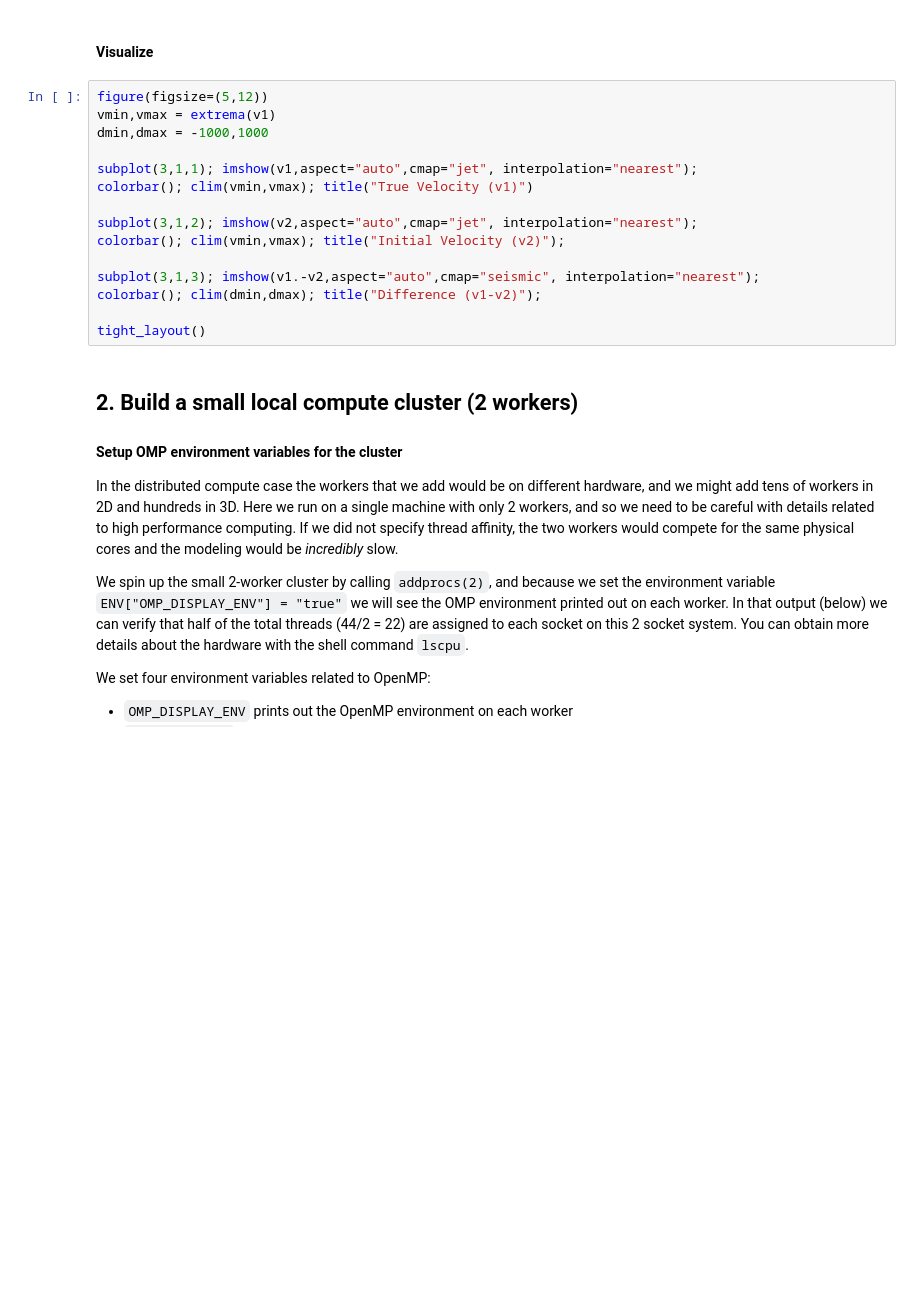
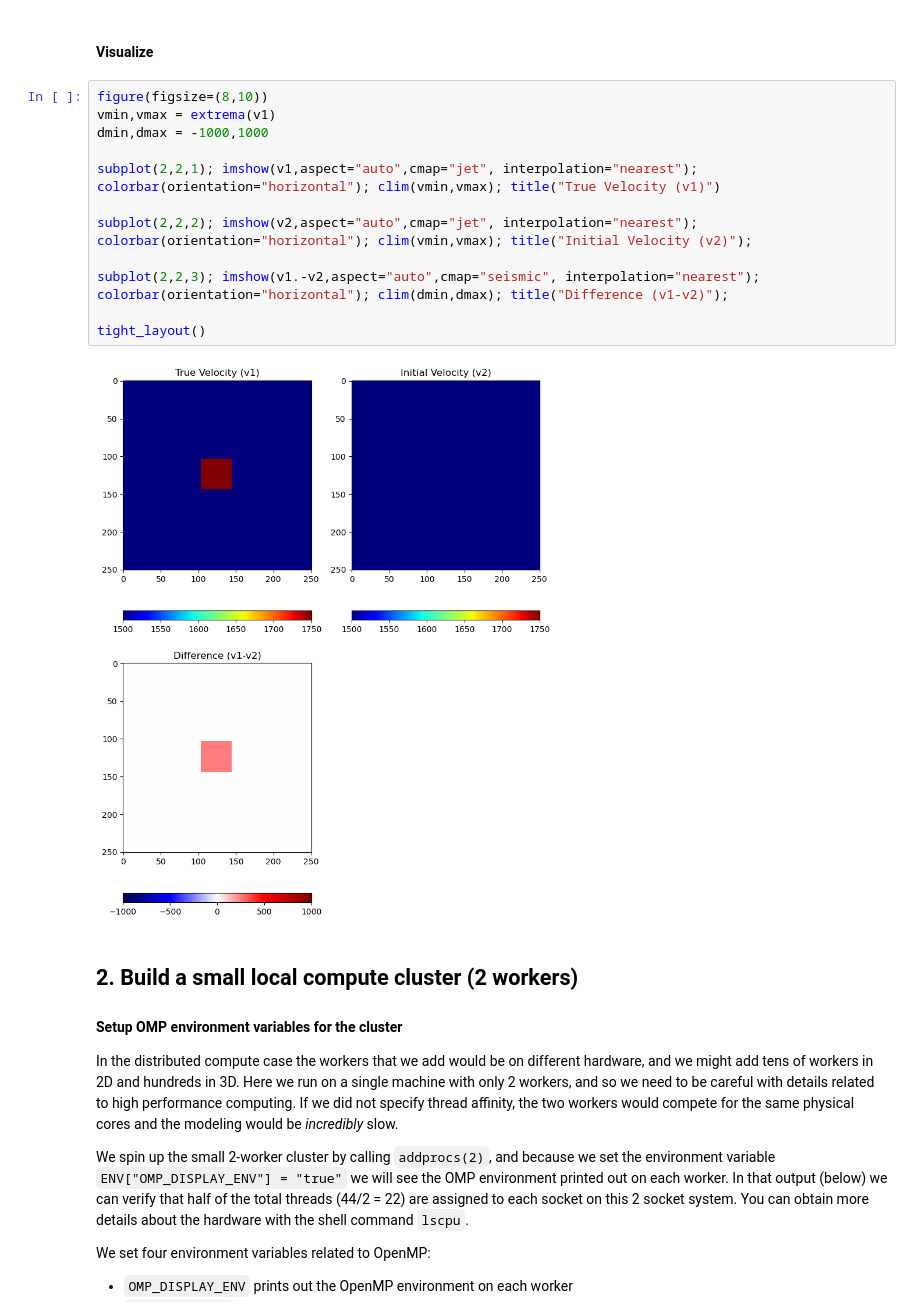
Before and after one commit to ChevronETC/Examples, a Jupyter notebook: 50_fwi/02_fwi_L2_wavefieldsep.ipynb, the cells around one changed output. Cells and saved outputs as stored; diff of their text form; blank space fills up the shorter version.

```diff
--- a/50_fwi/02_fwi_L2_wavefieldsep.ipynb
+++ b/50_fwi/02_fwi_L2_wavefieldsep.ipynb
@@ -45,20 +51,22 @@ v1[div(nz,2)-w:div(nz,2)+w,div(nx,2)-w:div(nx,2)+w] .= 1750;
 # %% [markdown]
 #### Visualize
 # %%
-figure(figsize=(5,12))
+figure(figsize=(8,10))
 vmin,vmax = extrema(v1)
 dmin,dmax = -1000,1000
 
-subplot(3,1,1); imshow(v1,aspect="auto",cmap="jet", interpolation="nearest");
-colorbar(); clim(vmin,vmax); title("True Velocity (v1)")
+subplot(2,2,1); imshow(v1,aspect="auto",cmap="jet", interpolation="nearest");
+colorbar(orientation="horizontal"); clim(vmin,vmax); title("True Velocity (v1)")
 
-subplot(3,1,2); imshow(v2,aspect="auto",cmap="jet", interpolation="nearest");
-colorbar(); clim(vmin,vmax); title("Initial Velocity (v2)");
+subplot(2,2,2); imshow(v2,aspect="auto",cmap="jet", interpolation="nearest");
+colorbar(orientation="horizontal"); clim(vmin,vmax); title("Initial Velocity (v2)");
 
-subplot(3,1,3); imshow(v1.-v2,aspect="auto",cmap="seismic", interpolation="nearest");
-colorbar(); clim(dmin,dmax); title("Difference (v1-v2)");
+subplot(2,2,3); imshow(v1.-v2,aspect="auto",cmap="seismic", interpolation="nearest");
+colorbar(orientation="horizontal"); clim(dmin,dmax); title("Difference (v1-v2)");
 
 tight_layout()
+# %% [output]
+[figure, added]
 # %% [markdown]
 ## 2. Build a small local compute cluster (2 workers)
 
```
Also changed, not shown: parts of 44 cells of this notebook.
